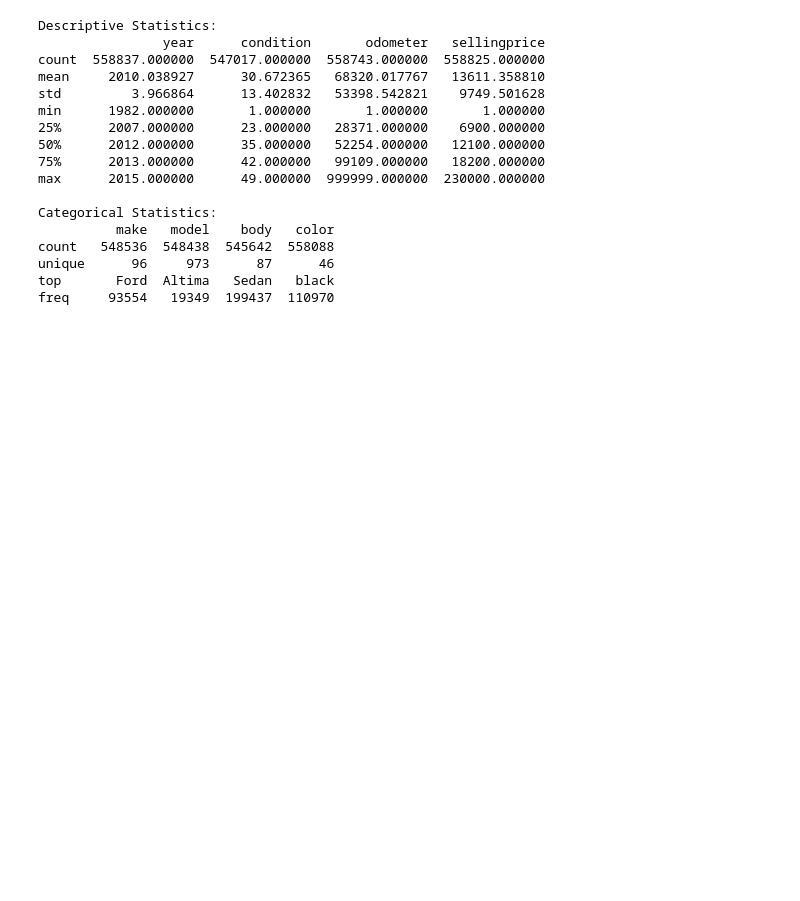
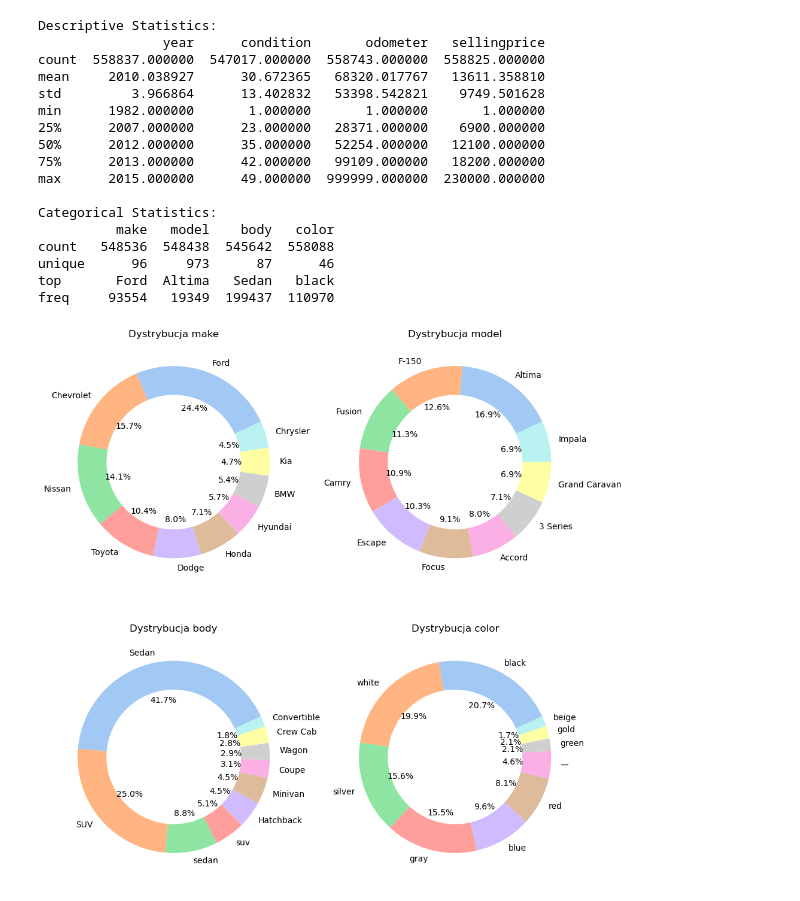
Before and after one commit to davydantoniuk/Analizatorzy-Jutra, a Jupyter notebook: plots/plots.ipynb, the cells around one changed output. Saved outputs shown, nothing was run; the diff lists cells and outputs as text; code cells hidden in the pictures; blank space fills up the shorter version.

Commit message:
plots

```diff
--- a/plots/plots.ipynb
+++ b/plots/plots.ipynb
@@ -63,3 +63,21 @@ fig.update_layout(
     showlegend=False
 )
 fig.show()
+# %%
+#Distribution of make,model,body, color
+def plot_pie_chart_subplot(ax, column):
+    ax.pie(df[column].value_counts().head(10),
+           labels=df[column].value_counts().head(10).index,
+           autopct='%1.1f%%',
+           startangle=25,
+           colors=sns.color_palette('pastel'),
+           wedgeprops=dict(width=0.3))
+    ax.set_title(f'Dystrybucja {column}')
+columns = ['make', 'model', 'body', 'color']
+fig, axes = plt.subplots(2, 2, figsize=(10, 10))
+for ax, col in zip(axes.flatten(), columns):
+    plot_pie_chart_subplot(ax, col)
+plt.tight_layout()
+plt.show()
+# %% [output]
+[figure, added]
```
Also changed, not shown: parts of 2 cells of this notebook.
